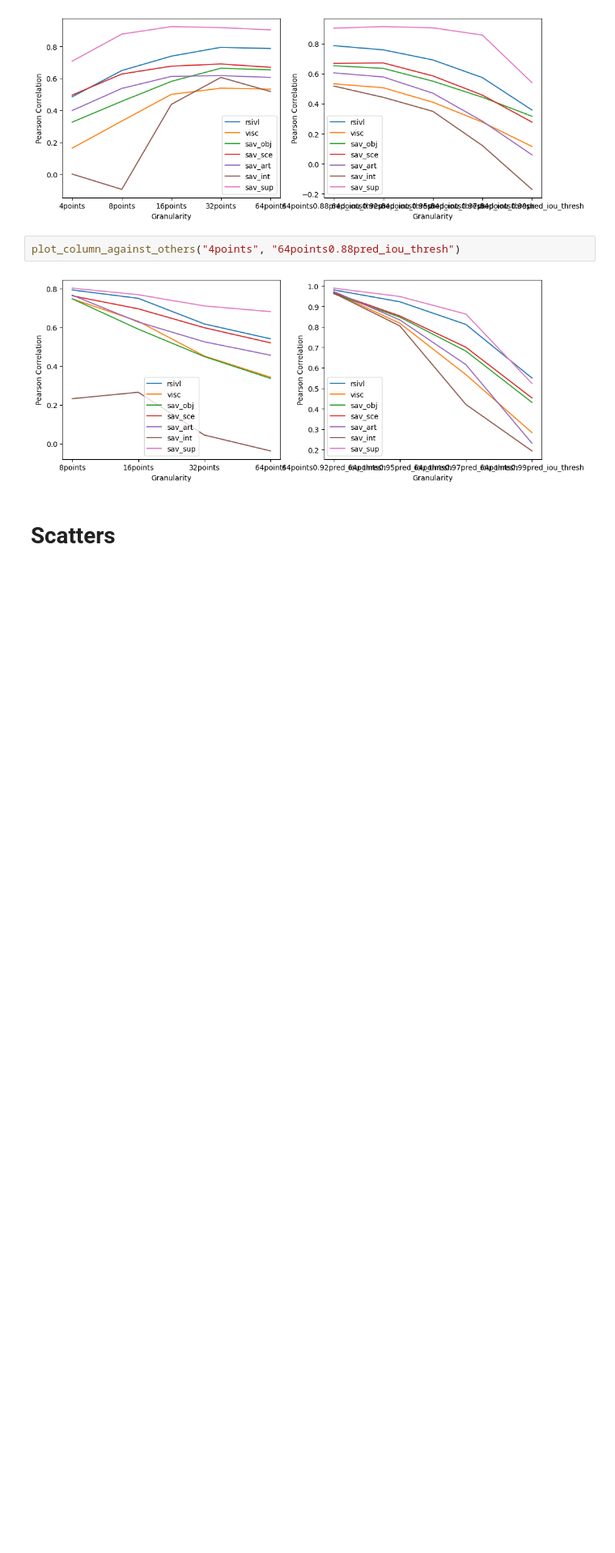
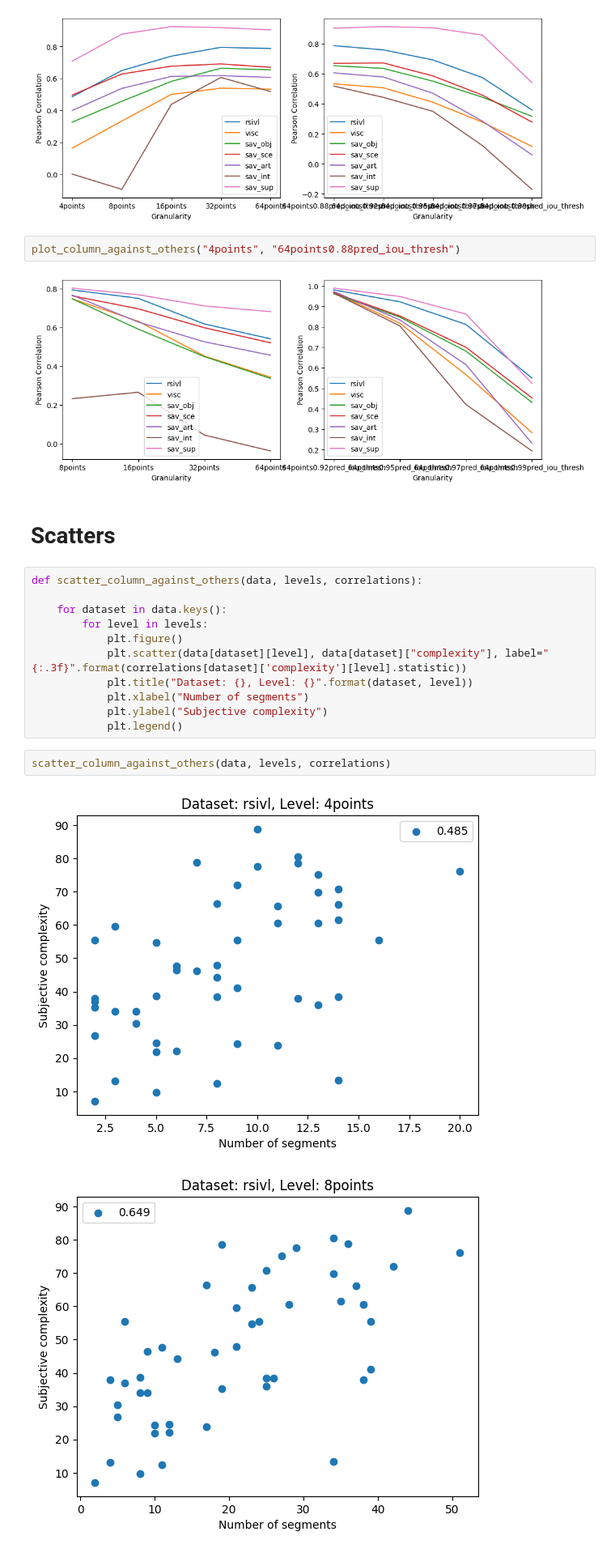
Before and after one commit to shenkev/segment-anything, a Jupyter notebook: analysis/complexity.ipynb, the cells around one changed output. Shown at 81% size. Saved outputs shown, nothing was run; the diff lists cells and outputs as text; blank space fills up the shorter version.

Commit message:
added scatter plots

```diff
--- a/analysis/complexity.ipynb
+++ b/analysis/complexity.ipynb
@@ -130,3 +130,19 @@ plot_column_against_others("4points", "64points0.88pred_iou_thresh")
 [figure]
 # %% [markdown]
 # Scatters
+# %%
+def scatter_column_against_others(data, levels, correlations):
+
+    for dataset in data.keys():
+        for level in levels:
+            plt.figure()
+            plt.scatter(data[dataset][level], data[dataset]["complexity"], label="{:.3f}".format(correlations[dataset]['complexity'][level].statistic))
+            plt.title("Dataset: {}, Level: {}".format(dataset, level))
+            plt.xlabel("Number of segments")
+            plt.ylabel("Subjective complexity")
+            plt.legend()
+# %%
+scatter_column_against_others(data, levels, correlations)
+# %% [output]
+[figure, added]
+[figure, added]
```
Also changed, not shown: parts of 4 cells of this notebook.
